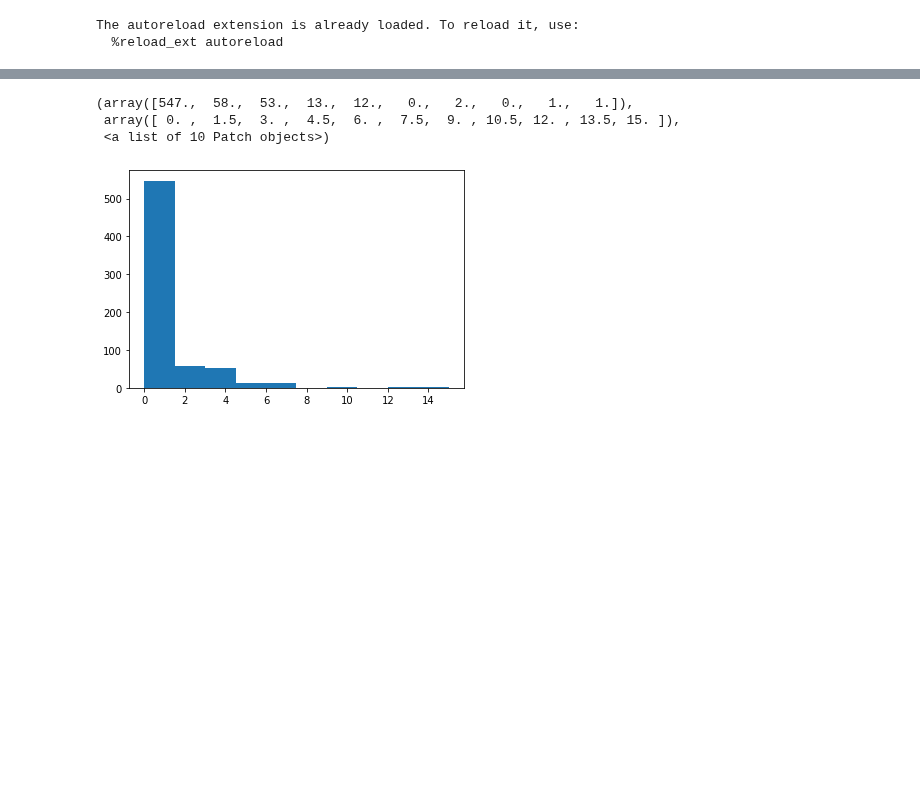
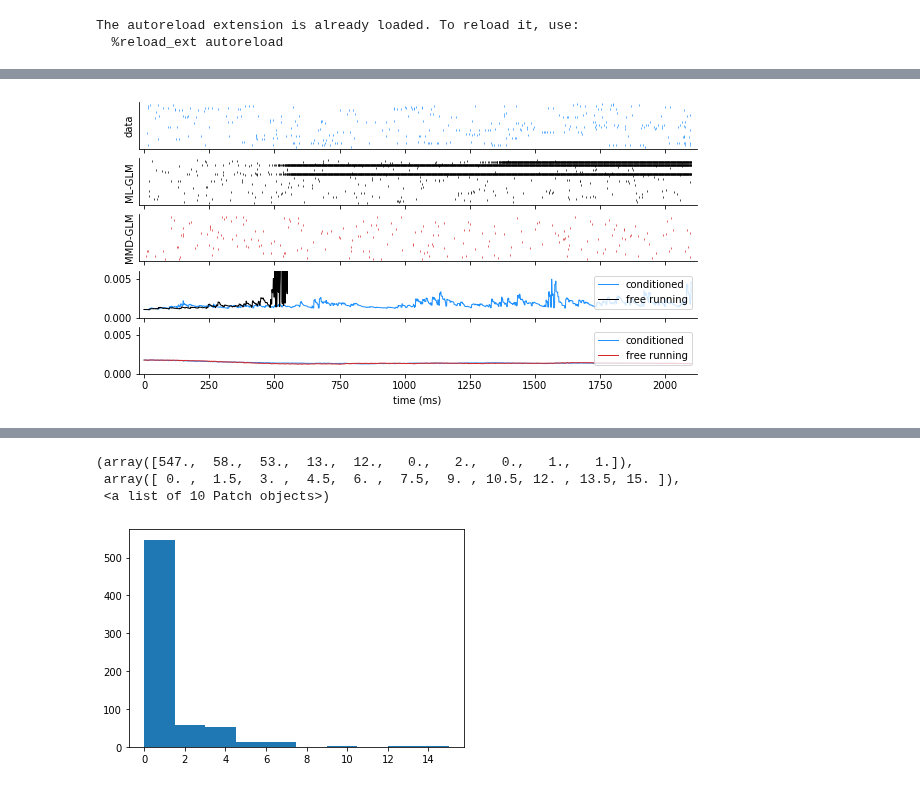
Before and after one commit to diegoarri91/mmd-glm, a Jupyter notebook: cool_stuff/improve_generalization_hysell.ipynb, the cells around one changed output, grey strips where cells are left out. Drawn from its saved outputs; the diff is of its cells as text; code cells hidden in the pictures; blank space fills up the shorter version.

```diff
--- a/cool_stuff/improve_generalization_hysell.ipynb
+++ b/cool_stuff/improve_generalization_hysell.ipynb
@@ -35,0 +43,3 @@ cd = CellData(path + l[2])
+# %%
+palette = dict(dc='dodgerblue', fr_ml='k', fr_mmd='C3')
+# palette = dict(dc='k', fr_ml='dodgerblue', fr_mmd='C4')
@@ -35,0 +131,13 @@ cd = CellData(path + l[2])
+# %%
+mmdglm = MMDGLM(u0=-4, eta=eta.copy())
+# mmdglm.metrics = fun_metrics_ml
+optim = Adam(mmdglm.parameters(), lr=lr)
+loss_mmd, mmd, metrics_mmd = mmdglm.train(st_dc.t, st_dc.mask, distance, optim=optim, lam_mmd=lam_mmd,
+                                  num_epochs=num_epochs, verbose=True, n_batch_fr=n_batch_fr, metrics=fun_metrics_mmd)
+loss_mmd, mmd = np.array(loss_mmd), np.array(mmd)
+
+_, r_val_dc_mmd = mmdglm.sample_conditioned(st_val.t, st_val.mask)
+r_val_dc_mmd = np.mean(r_val_dc_mmd, 1)
+_, r_fr_mmd, mask_spikes_fr_mmd = mmdglm.sample(st_val.t, shape=(st_val.mask.shape[1],))
+st_fr_mmd = SpikeTrain(st_val.t, mask_spikes_fr_mmd)
+mean_r_fr_mmd = np.mean(r_fr_mmd, 1)
@@ -35,0 +155,64 @@ cd = CellData(path + l[2])
+# %%
+marker, ms, mew, lw = '|', 1.8, 0.7, 1
+def plot_results():
+    fig, (ax0, ax1, ax2, ax3, ax4) = plt.subplots(figsize=(10, 5), nrows=5, sharex=True)
+    st_val.plot(ax=ax0, marker=marker, ms=ms, mew=mew, color=palette['dc'])
+    st_fr_ml.plot(ax=ax1, marker=marker, ms=ms, mew=mew, color=palette['fr_ml'])
+    st_fr_mmd.plot(ax=ax2, marker=marker, ms=ms, mew=mew, color=palette['fr_mmd'])
+#     myplt.set_scale_bars(ax0), myplt.set_scale_bars(ax1), myplt.set_scale_bars(ax2)
+    ax0.set_ylabel('data')
+    ax0.set_yticks([])
+    ax0.spines['right'].set_visible(False); ax0.spines['top'].set_visible(False)
+    ax1.spines['right'].set_visible(False); ax1.spines['top'].set_visible(False)
+    ax2.spines['right'].set_visible(False); ax2.spines['top'].set_visible(False)
+    ax3.spines['right'].set_visible(False); ax3.spines['top'].set_visible(False)
+    ax4.spines['right'].set_visible(False); ax4.spines['top'].set_visible(False)
+    ax0.tick_params()
+    ax1.set_ylabel('ML-GLM')
+    ax1.set_yticks([])
+    ax2.set_ylabel('MMD-GLM')
+    ax2.set_yticks([])
+    ax3.plot(st_val.t, r_val_dc_ml, lw=lw, color=palette['dc'], label='conditioned')
+    ax3.plot(st_val.t, mean_r_fr_ml, lw=lw, color=palette['fr_ml'], label='free running')
+    ax3.set_ylim(0, 6e-3)
+    ax3.legend()
+    ax4.plot(st_val.t, r_val_dc_mmd, lw=lw, color=palette['dc'], label='conditioned')
+    ax4.plot(st_val.t, mean_r_fr_mmd, lw=lw, color=palette['fr_mmd'], label='free running')
+    ax4.set_ylim(0, 6e-3)
+    ax4.set_xlabel('time (ms)')
+    ax4.legend()
+#     myplt.set_scale_bars(ax3)
+#     myplt.set_scale_bars(ax0)
+    fig.savefig('/home/diego/Dropbox/generative_glm/figures/diverging_fr_acx1.pdf', transparent=True, bbox_inches='tight')
+
+    fig, (ax4, ax5, ax6) = plt.subplots(figsize=(9, 3), ncols=3)
+    fig.tight_layout()
+
+    iteration = np.arange(1, num_epochs + 1, 1)
+    ax4.plot(iteration, loss_ml, label='ML-GLM', color=palette['fr_ml'])
+    ax4.plot(iteration, loss_mmd - mmd, label='MMD-GLM', color=palette['fr_mmd'])
+    ax4.set_ylabel('negative log-likelihood')
+    ax4.set_xlabel('iteration')
+    ax4.set_ylim(2.8e3, 7e3)
+    ax4.legend()
+
+    ax5.plot(iteration, metrics_ml['mmd'], label='ML-GLM', color=palette['fr_ml'])
+    ax5.plot(iteration, metrics_mmd['mmd'], label='MMD-GLM', color=palette['fr_mmd'])
+    ax5.set_xlabel('iteration')
+    ax5.set_ylabel('mmd')
+    ax5.set_ylim(-2e-9, 4e-8)
+
+    ax6.plot(iteration, metrics_ml['fr'], label='ML-GLM', color=palette['fr_ml'])
+    ax6.plot(iteration, metrics_mmd['fr'], label='MMD-GLM', color=palette['fr_mmd'])
+    ax6.plot([1, num_epochs], [fr_data, fr_data], 'k--', label='data')
+    ax6.set_ylabel('firing rate (Hz)')
+    ax6.set_xlabel('iteration')
+    ax6.set_ylim(0, 12)
+    fig.savefig('/home/diego/Dropbox/generative_glm/figures/diverging_fr_acx2.pdf', transparent=True, bbox_inches='tight')
+
+plot_results()
+#     fig, ax = plt.subplots(figsize=(3, 3))
+# print(glm.u0)
+# glm.eta.plot(ax=ax, offset=glm.u0)
+# %% [output]
+[figure, added]
```
Also changed, not shown: parts of 18 cells of this notebook, 11 other files.
